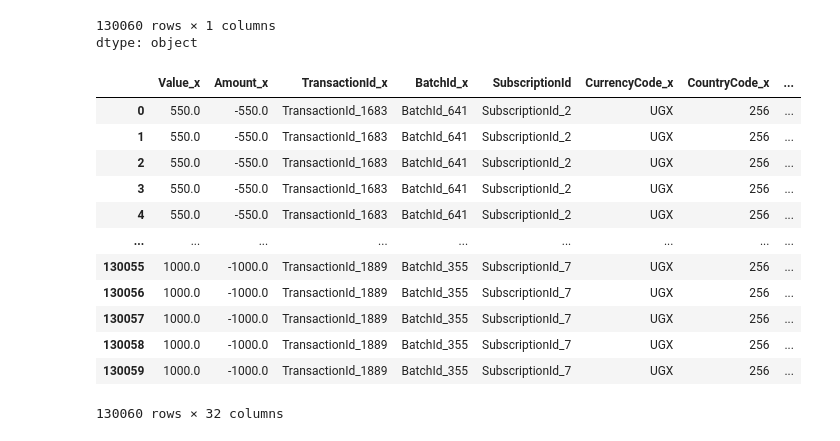
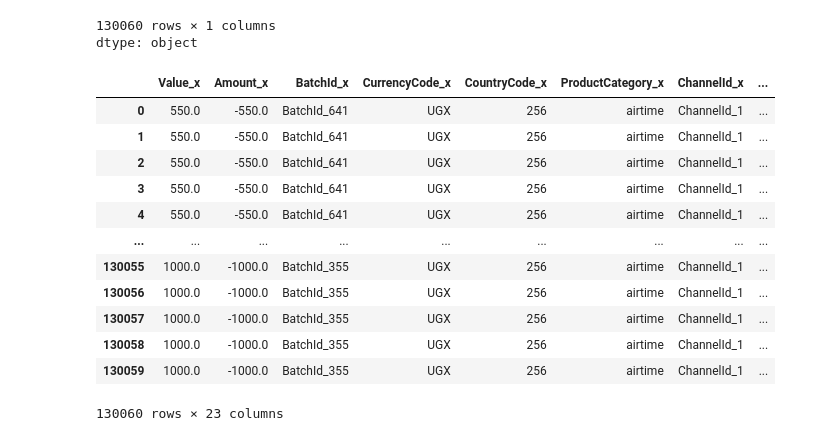
Before and after one commit to mthimkulu23/Standard-Bank-Tech-Impact-Challenge-Xente-Credit-Scoring-Challenge, a Jupyter notebook: Standard_Bank_Tech_Impact_Challenge_Xente_Credit_Scoring_Challenge.ipynb, the cells around one changed output. Saved outputs shown, nothing was run; the diff lists cells and outputs as text; code cells hidden in the pictures.

```diff
--- a/Standard_Bank_Tech_Impact_Challenge_Xente_Credit_Scoring_Challenge.ipynb
+++ b/Standard_Bank_Tech_Impact_Challenge_Xente_Credit_Scoring_Challenge.ipynb
@@ -243,19 +243,19 @@ y
 130060 rows × 1 columns
 dtype: object
 # %%
-x = drop_target.drop(["TransactionStartTime_y","TransactionStartTime_x", "CustomerId", "PaidOnDate", "DueDate"],axis = 1)
+x = drop_target.drop(["TransactionStartTime_y","TransactionStartTime_x", "CustomerId", "PaidOnDate", "DueDate", "TransactionId_x","TransactionId_y", "SubscriptionId", "ProviderId_x" ,"InvestorId", "SubscriptionId" , "ProviderId_y", "ProductId_x", "ProductId_y", "IssuedDateLoan"],axis = 1)
 x
 # %% [output]
-|  | Value_x | Amount_x | TransactionId_x | BatchId_x | SubscriptionId | CurrencyCode_x | CountryCode_x | ... |
-| 0 | 550.0 | -550.0 | TransactionId_1683 | BatchId_641 | SubscriptionId_2 | UGX | 256 | ... |
-| 1 | 550.0 | -550.0 | TransactionId_1683 | BatchId_641 | SubscriptionId_2 | UGX | 256 | ... |
-| 2 | 550.0 | -550.0 | TransactionId_1683 | BatchId_641 | SubscriptionId_2 | UGX | 256 | ... |
-| 3 | 550.0 | -550.0 | TransactionId_1683 | BatchId_641 | SubscriptionId_2 | UGX | 256 | ... |
-| 4 | 550.0 | -550.0 | TransactionId_1683 | BatchId_641 | SubscriptionId_2 | UGX | 256 | ... |
+|  | Value_x | Amount_x | BatchId_x | CurrencyCode_x | CountryCode_x | ProductCategory_x | ChannelId_x | ... |
+| 0 | 550.0 | -550.0 | BatchId_641 | UGX | 256 | airtime | ChannelId_1 | ... |
+| 1 | 550.0 | -550.0 | BatchId_641 | UGX | 256 | airtime | ChannelId_1 | ... |
+| 2 | 550.0 | -550.0 | BatchId_641 | UGX | 256 | airtime | ChannelId_1 | ... |
+| 3 | 550.0 | -550.0 | BatchId_641 | UGX | 256 | airtime | ChannelId_1 | ... |
+| 4 | 550.0 | -550.0 | BatchId_641 | UGX | 256 | airtime | ChannelId_1 | ... |
 | ... | ... | ... | ... | ... | ... | ... | ... | ... |
-| 130055 | 1000.0 | -1000.0 | TransactionId_1889 | BatchId_355 | SubscriptionId_7 | UGX | 256 | ... |
-| 130056 | 1000.0 | -1000.0 | TransactionId_1889 | BatchId_355 | SubscriptionId_7 | UGX | 256 | ... |
-| 130057 | 1000.0 | -1000.0 | TransactionId_1889 | BatchId_355 | SubscriptionId_7 | UGX | 256 | ... |
-| 130058 | 1000.0 | -1000.0 | TransactionId_1889 | BatchId_355 | SubscriptionId_7 | UGX | 256 | ... |
-| 130059 | 1000.0 | -1000.0 | TransactionId_1889 | BatchId_355 | SubscriptionId_7 | UGX | 256 | ... |
+| 130055 | 1000.0 | -1000.0 | BatchId_355 | UGX | 256 | airtime | ChannelId_1 | ... |
+| 130056 | 1000.0 | -1000.0 | BatchId_355 | UGX | 256 | airtime | ChannelId_1 | ... |
+| 130057 | 1000.0 | -1000.0 | BatchId_355 | UGX | 256 | airtime | ChannelId_1 | ... |
+| 130058 | 1000.0 | -1000.0 | BatchId_355 | UGX | 256 | airtime | ChannelId_1 | ... |
+| 130059 | 1000.0 | -1000.0 | BatchId_355 | UGX | 256 | airtime | ChannelId_1 | ... |
-130060 rows × 32 columns
+130060 rows × 23 columns
```
Also changed, not shown: parts of 2 cells of this notebook.
